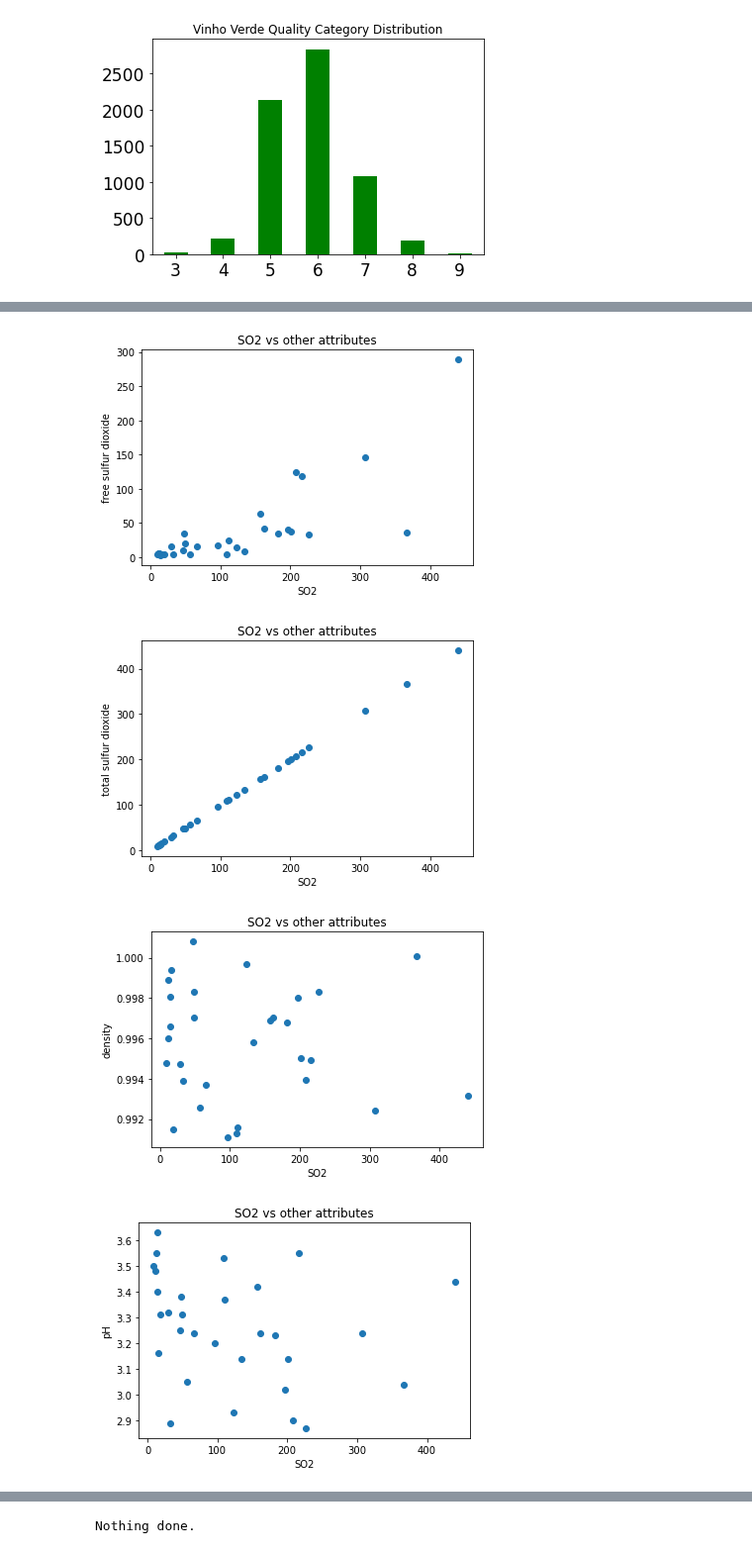
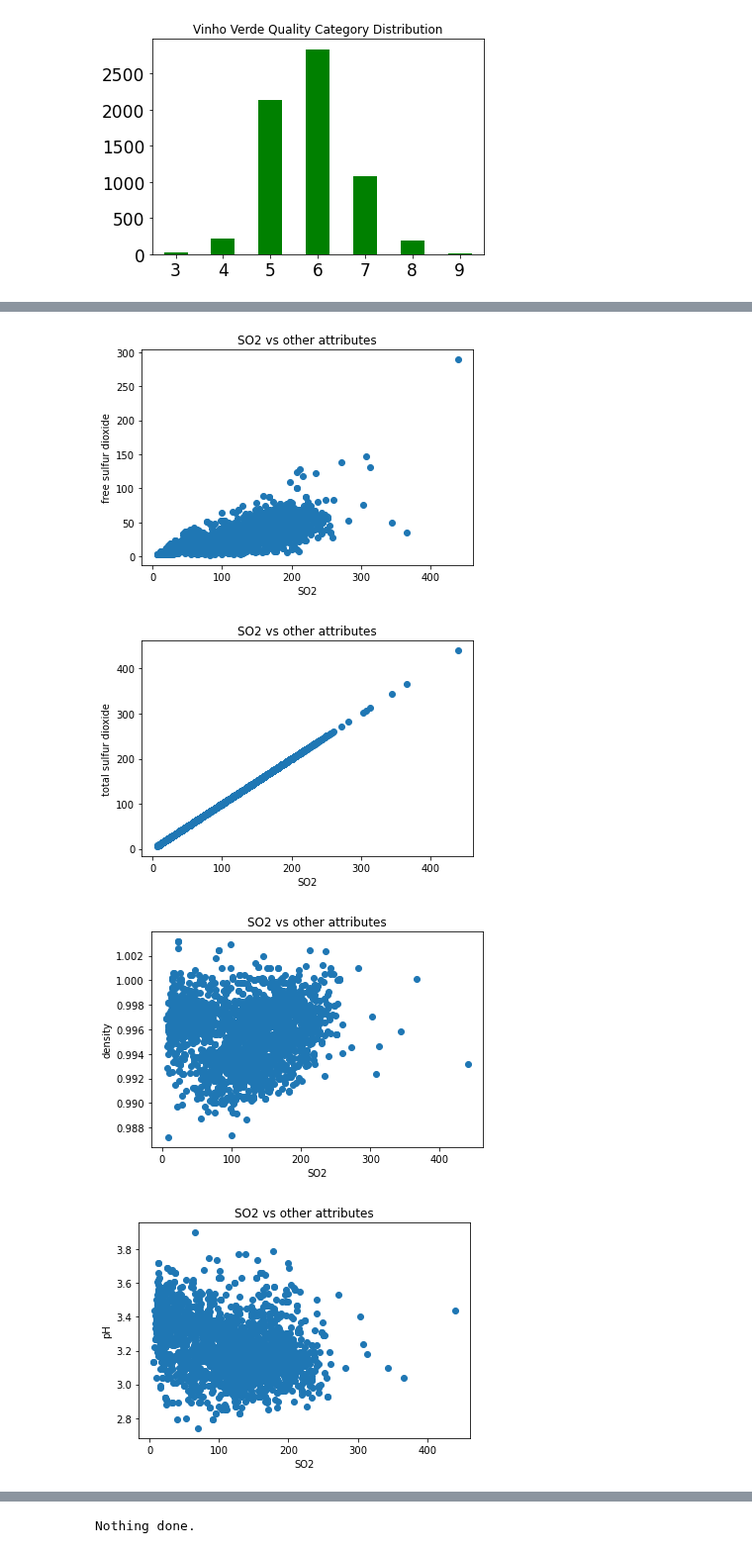
Before and after one commit to Jacopo-Spadon/Wine-not, a Jupyter notebook: Wine not data Wrangling.ipynb, the cells around one changed output, grey strips where cells are left out. Shown at 99% size. Cells and saved outputs as stored; diff of their text form; code cells hidden in the pictures.

```diff
--- a/Wine not data Wrangling.ipynb
+++ b/Wine not data Wrangling.ipynb
@@ -282,8 +288,15 @@ q3=wines[wines['quality'] == 3]
 # q_medium_df=wines[wines['quality_label'] == 'medium']
 # q_high_df=wines[wines['quality_label'] == 'high']
 
-for column in q3.columns[0:-3]:
-    plt.scatter(q3['total sulfur dioxide'], q3[column])
+# for column in q3.columns[0:-3]:
+#     plt.scatter(q3['total sulfur dioxide'], q3[column])
+#     plt.title('SO2 vs other attributes')
+#     plt.ylabel(column)
+#     plt.xlabel('SO2')
+#     plt.show()
+
+for column in q_low_df.columns[0:-3]:
+    plt.scatter(q_low_df['total sulfur dioxide'], q_low_df[column])
     plt.title('SO2 vs other attributes')
     plt.ylabel(column)
     plt.xlabel('SO2')
@@ -297,4 +310,4 @@ for column in q3.columns[0:-3]:
-[figure, old version]
+[figure, new version]
-[figure, old version]
+[figure, new version]
-[figure, old version]
+[figure, new version]
-[figure, old version]
+[figure, new version]
```
Also changed, not shown: parts of 6 cells of this notebook.
